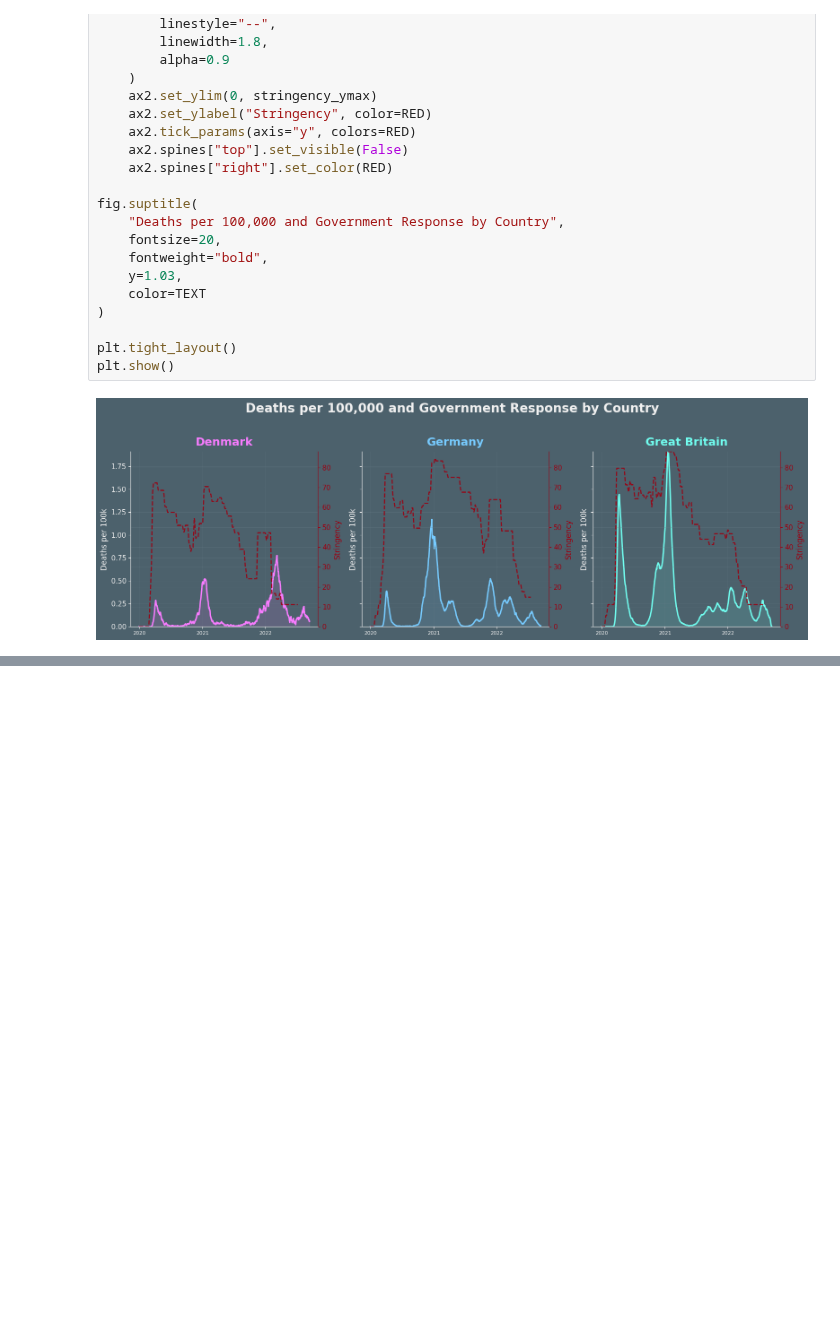
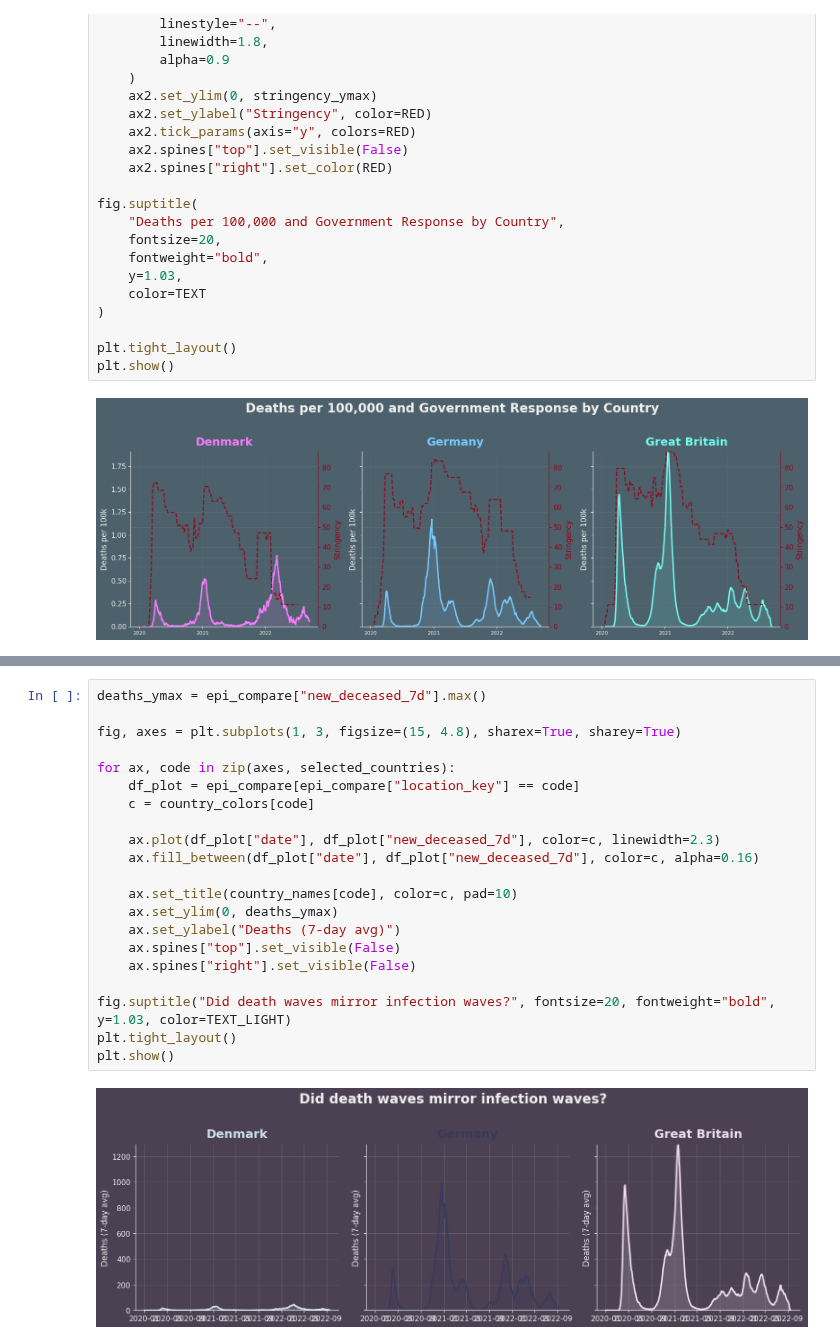
Before and after one commit to vichalder/final_project, a Jupyter notebook: notebooks/Kats_arbejdsfil.ipynb, the cells around one changed output, grey strips where cells are left out. Drawn from its saved outputs; the diff is of its cells as text; blank space fills up the shorter version.

```diff
--- a/notebooks/Kats_arbejdsfil.ipynb
+++ b/notebooks/Kats_arbejdsfil.ipynb
@@ -1702,0 +2101,23 @@ SyntaxError: invalid syntax (3832129496.py, line 5)
+# %%
+deaths_ymax = epi_compare["new_deceased_7d"].max()
+
+fig, axes = plt.subplots(1, 3, figsize=(15, 4.8), sharex=True, sharey=True)
+
+for ax, code in zip(axes, selected_countries):
+    df_plot = epi_compare[epi_compare["location_key"] == code]
+    c = country_colors[code]
+
+    ax.plot(df_plot["date"], df_plot["new_deceased_7d"], color=c, linewidth=2.3)
+    ax.fill_between(df_plot["date"], df_plot["new_deceased_7d"], color=c, alpha=0.16)
+
+    ax.set_title(country_names[code], color=c, pad=10)
+    ax.set_ylim(0, deaths_ymax)
+    ax.set_ylabel("Deaths (7-day avg)")
+    ax.spines["top"].set_visible(False)
+    ax.spines["right"].set_visible(False)
+
+fig.suptitle("Did death waves mirror infection waves?", fontsize=20, fontweight="bold", y=1.03, color=TEXT_LIGHT)
+plt.tight_layout()
+plt.show()
+# %% [output]
+[figure, added]
```
Also changed, not shown: parts of 48 cells of this notebook.
